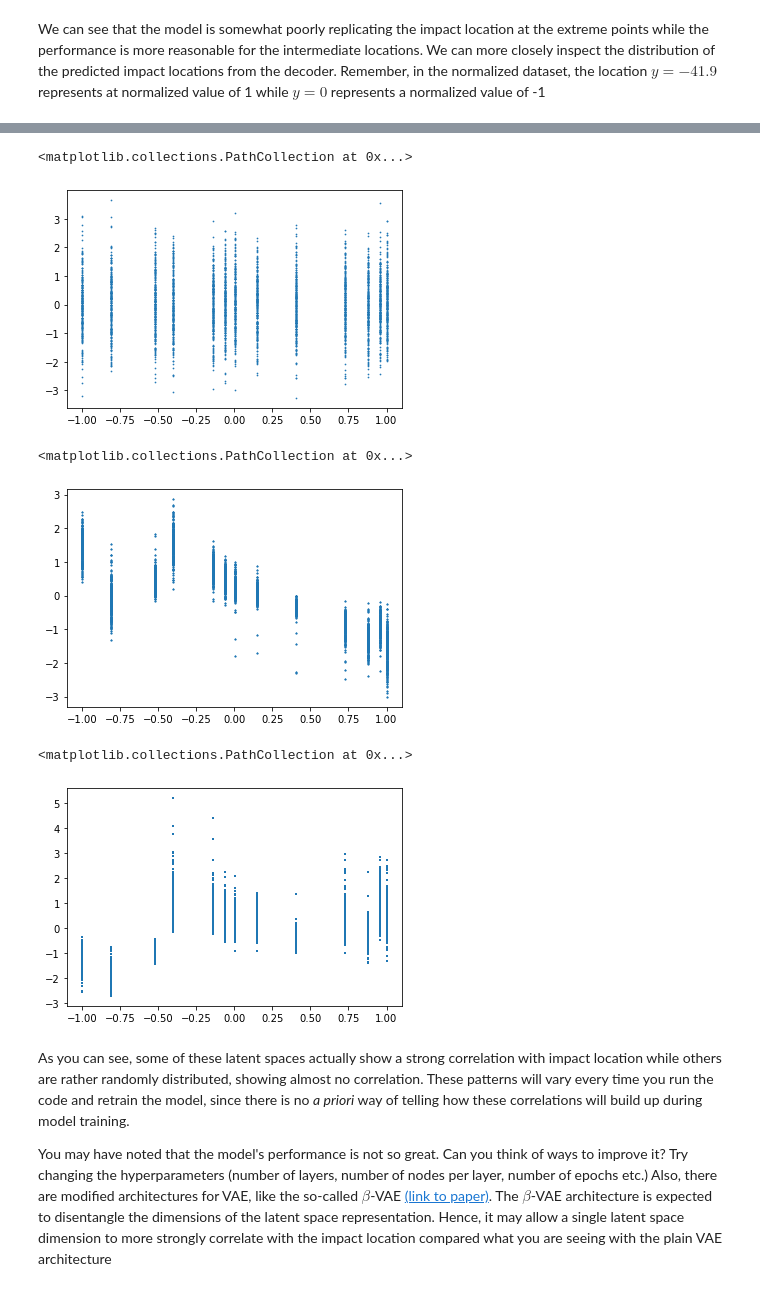
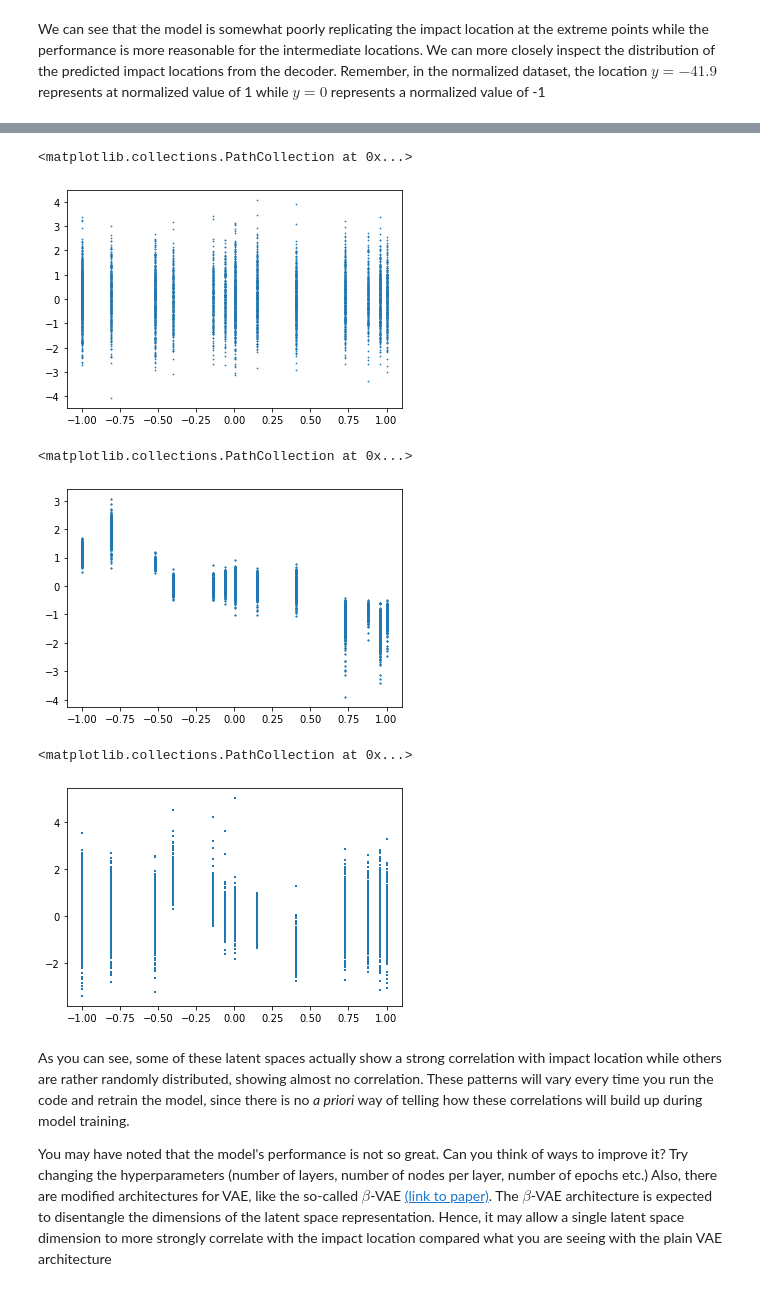
Before and after one commit to yorkiva/FAIR-Exercises, a Jupyter notebook: 08a-CDMS_NNVAE.ipynb, the cells around one changed output, grey strips where cells are left out. Drawn from its saved outputs; the diff is of its cells as text; code cells hidden in the pictures.

```diff
--- a/08a-CDMS_NNVAE.ipynb
+++ b/08a-CDMS_NNVAE.ipynb
@@ -229,11 +221,13 @@ class CDMS_VAE(CDMS_NNSuite):
 
         return Train_MSE_Losses, Train_KL_Losses, Test_MSE_Losses, Test_KL_Losses
 # %%
-NLatent = 3
-NNodes = 32
-NhiddenLayers = 2
-enc_Layers =  [n_features+1] + NhiddenLayers*[NNodes] + [2*NLatent]
-dec_Layers =  [NLatent]  + NhiddenLayers*[NNodes] + [n_features+1]
+NLatent = 4
+NNodes_enc = 32
+NNodes_dec = 128
+NhiddenLayers_enc = 2
+NhiddenLayers_dec = 2
+enc_Layers =  [n_features+1] + NhiddenLayers_enc*[NNodes_enc] + [2*NLatent]
+dec_Layers =  [NLatent]  + NhiddenLayers_dec*[NNodes_dec] + [n_features+1]
 # gen_Layers = [3, 32, 32, 20]
 # disc_Layers = [20, 128, 64, 1]
 XY_train, XY_test = split_data('random')
@@ -241,7 +235,7 @@ lossfn = nn.MSELoss(reduction='mean')
 device = torch.device('cpu')
 #activation = nn.LeakyReLU(negative_slope=0.01)
 activation = nn.Sigmoid()
-n_epochs = 2000
+n_epochs = 4000
 batch_size = 128
 
 
@@ -253,6 +247,6 @@ NNvae =  CDMS_VAE(XY_train = XY_train,
                   activation = activation)
 
 Train_MSE_Losses, Train_KL_Losses, Test_MSE_Losses, Test_KL_Losses = NNvae.Train(n_epochs = n_epochs,
-                                                                                 batch_size = batch_size,
-                                                                                 lossfn = lossfn)
+                                                                                 batch_size = batch_size
+                                                                                 )
 # %% [output]
@@ -276,3 +270,4 @@ Epoch 200/2000,
 # %%
-mu, logvar, z, dec_output, mse_loss, KL_div = NNvae.Evaluator(NNvae.XY_train, lossfn)
-mu2, logvar2, z2, dec_output2, mse_loss2, KL_div2 = NNvae.Evaluator(NNvae.XY_test, lossfn)
+with torch.no_grad():
+    mu, logvar, z, dec_output, mse_loss, KL_div = NNvae.Evaluator(NNvae.XY_train)
+    mu2, logvar2, z2, dec_output2, mse_loss2, KL_div2 = NNvae.Evaluator(NNvae.XY_test)
@@ -347,23 +339,23 @@ plt.hist(f11) # The distribution for y = 1
 Next, let's try to look at the latent space. The latent space is expected to learn about the distribution of the input features. Hence, it can show strong correlation with the input features. Let's see how those distributions look like for the different impact locations.
 # %%
 y = XY[:,-1].numpy()
-z0 = z[:,0].detach().flatten().numpy()
-z1 = z[:,1].detach().flatten().numpy()
-z2 = z[:,2].detach().flatten().numpy()
-plt.scatter(y,z0,label='z0',marker='.', s=2)
+_z0 = z[:,0].detach().flatten().numpy()
+_z1 = z[:,1].detach().flatten().numpy()
+_z2 = z[:,2].detach().flatten().numpy()
+plt.scatter(y,_z0,label='z0',marker='.', s=2)
 # %% [output]
 <matplotlib.collections.PathCollection at 0x...>
-[figure, old version]
+[figure, new version]
 # %%
-plt.scatter(y,z1,label='z1',marker='*',s=2)
+plt.scatter(y,_z1,label='z1',marker='*',s=2)
 # %% [output]
 <matplotlib.collections.PathCollection at 0x...>
-[figure, old version]
+[figure, new version]
 # %%
-plt.scatter(y,z2,label='z2',marker='+', s=2)
+plt.scatter(y,_z2,label='z2',marker='+', s=2)
 # %% [output]
 <matplotlib.collections.PathCollection at 0x...>
-[figure, old version]
+[figure, new version]
 # %% [markdown]
 As you can see, some of these latent spaces actually show a strong correlation with impact location while others are rather randomly distributed, showing almost no correlation. These patterns will vary every time you run the code and retrain the model, since there is no *a priori* way of telling how these correlations will build up during model training.
 
```
Also changed, not shown: parts of 10 cells of this notebook, 3 other files.
